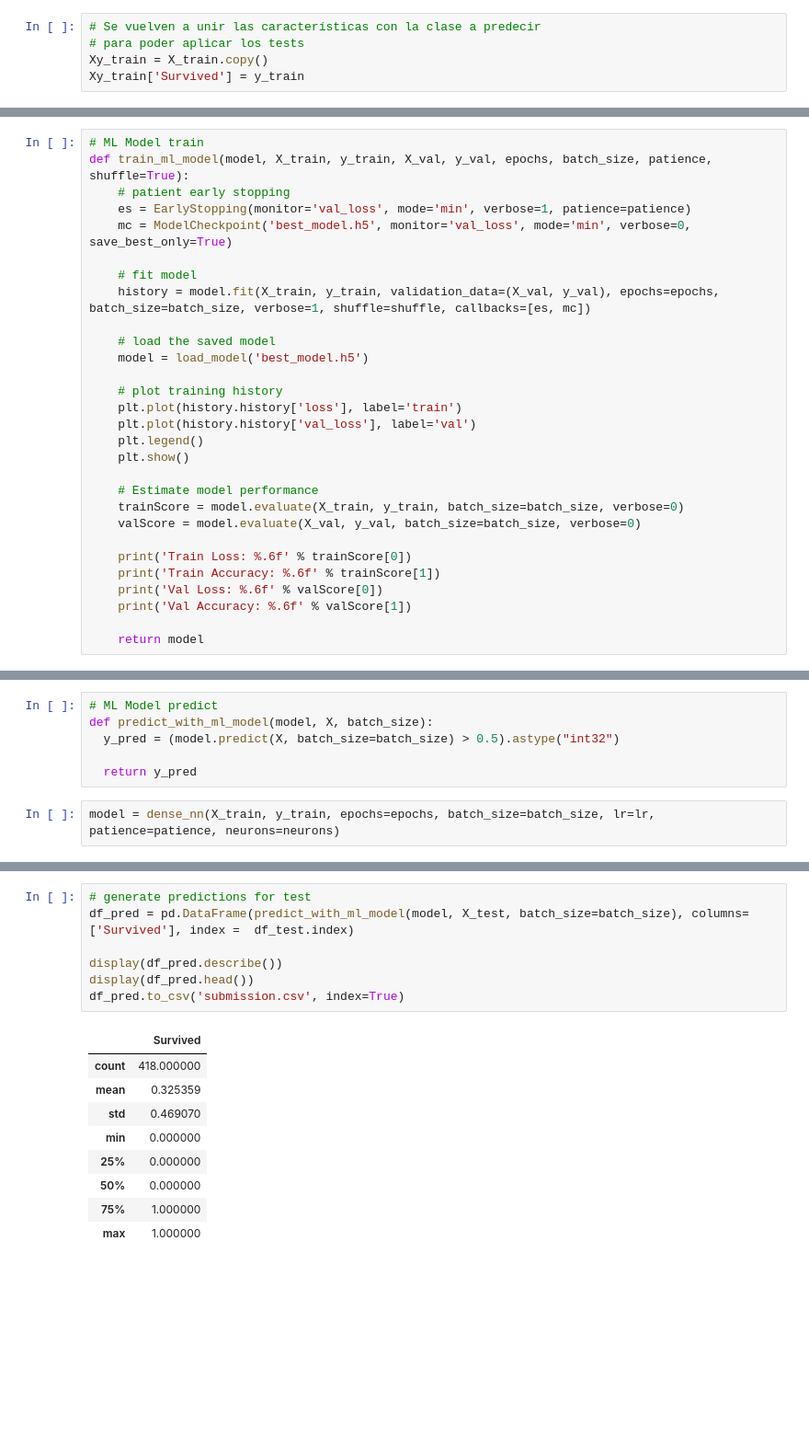
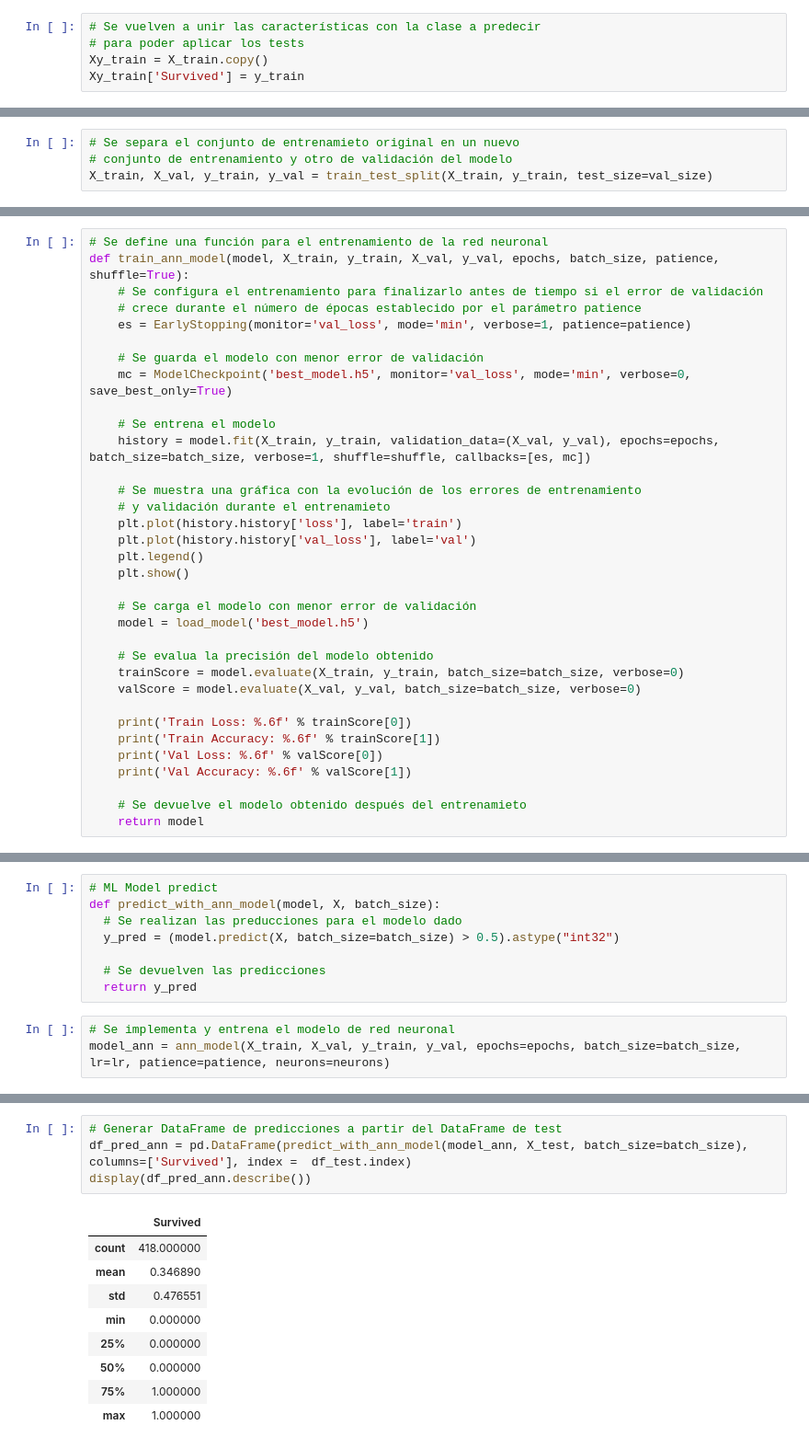
Before and after one commit to dmar10862/uoc_tipologia_y_ciclo_de_vida_de_los_datos_practica_2, a Jupyter notebook: src/UOC_M2851_DataAnalysis.ipynb, the cells around one changed output, grey strips where cells are left out. Shown at 92% size. Drawn from its saved outputs; the diff is of its cells as text; blank space fills up the shorter version.

```diff
--- a/src/UOC_M2851_DataAnalysis.ipynb
+++ b/src/UOC_M2851_DataAnalysis.ipynb
@@ -1091,0 +1072,4 @@ Warnings:
+# %%
+# Se separa el conjunto de entrenamieto original en un nuevo
+# conjunto de entrenamiento y otro de validación del modelo
+X_train, X_val, y_train, y_val = train_test_split(X_train, y_train, test_size=val_size)
@@ -1114,23 +1113,27 @@ Precisión del modelo: 0.799102
 # %%
-# ML Model train
-def train_ml_model(model, X_train, y_train, X_val, y_val, epochs, batch_size, patience, shuffle=True):
-    # patient early stopping
+# Se define una función para el entrenamiento de la red neuronal
+def train_ann_model(model, X_train, y_train, X_val, y_val, epochs, batch_size, patience, shuffle=True):
+    # Se configura el entrenamiento para finalizarlo antes de tiempo si el error de validación
+    # crece durante el número de épocas establecido por el parámetro patience
     es = EarlyStopping(monitor='val_loss', mode='min', verbose=1, patience=patience)
+
+    # Se guarda el modelo con menor error de validación
     mc = ModelCheckpoint('best_model.h5', monitor='val_loss', mode='min', verbose=0, save_best_only=True)
 
-    # fit model
+    # Se entrena el modelo
     history = model.fit(X_train, y_train, validation_data=(X_val, y_val), epochs=epochs, batch_size=batch_size, verbose=1, shuffle=shuffle, callbacks=[es, mc])
 
-    # load the saved model
-    model = load_model('best_model.h5')
-
-    # plot training history
+    # Se muestra una gráfica con la evolución de los errores de entrenamiento
+    # y validación durante el entrenamieto
     plt.plot(history.history['loss'], label='train')
     plt.plot(history.history['val_loss'], label='val')
     plt.legend()
     plt.show()
 
-    # Estimate model performance
+    # Se carga el modelo con menor error de validación
+    model = load_model('best_model.h5')
+
+    # Se evalua la precisión del modelo obtenido
     trainScore = model.evaluate(X_train, y_train, batch_size=batch_size, verbose=0)
     valScore = model.evaluate(X_val, y_val, batch_size=batch_size, verbose=0)
 
@@ -1139,4 +1142,5 @@ def train_ml_model(model, X_train, y_train, X_val, y_val, epochs, batch_size, pa
     print('Val Loss: %.6f' % valScore[0])
     print('Val Accuracy: %.6f' % valScore[1])
 
+    # Se devuelve el modelo obtenido después del entrenamieto
     return model
@@ -1164,10 +1178,13 @@ def dense_nn(X, y, epochs, batch_size, lr, patience, neurons, shuffle=True):
 # %%
 # ML Model predict
-def predict_with_ml_model(model, X, batch_size):
+def predict_with_ann_model(model, X, batch_size):
+  # Se realizan las preducciones para el modelo dado
   y_pred = (model.predict(X, batch_size=batch_size) > 0.5).astype("int32")
 
+  # Se devuelven las predicciones
   return y_pred
 # %%
-model = dense_nn(X_train, y_train, epochs=epochs, batch_size=batch_size, lr=lr, patience=patience, neurons=neurons)
+# Se implementa y entrena el modelo de red neuronal
+model_ann = ann_model(X_train, X_val, y_train, y_val, epochs=epochs, batch_size=batch_size, lr=lr, patience=patience, neurons=neurons)
 # %% [output]
 Epoch 1/200
@@ -1209,15 +1226,12 @@ Precisión del modelo: 0.824916
 # %%
-# generate predictions for test
-df_pred = pd.DataFrame(predict_with_ml_model(model, X_test, batch_size=batch_size), columns=['Survived'], index =  df_test.index)
-
-display(df_pred.describe())
-display(df_pred.head())
-df_pred.to_csv('submission.csv', index=True)
+# Generar DataFrame de predicciones a partir del DataFrame de test
+df_pred_ann = pd.DataFrame(predict_with_ann_model(model_ann, X_test, batch_size=batch_size), columns=['Survived'], index =  df_test.index)
+display(df_pred_ann.describe())
 # %% [output]
 |  | Survived |
 | count | 418.000000 |
-| mean | 0.325359 |
-| std | 0.469070 |
+| mean | 0.346890 |
+| std | 0.476551 |
 | min | 0.000000 |
 | 25% | 0.000000 |
 | 50% | 0.000000 |
```
Also changed, not shown: parts of 45 cells of this notebook.
